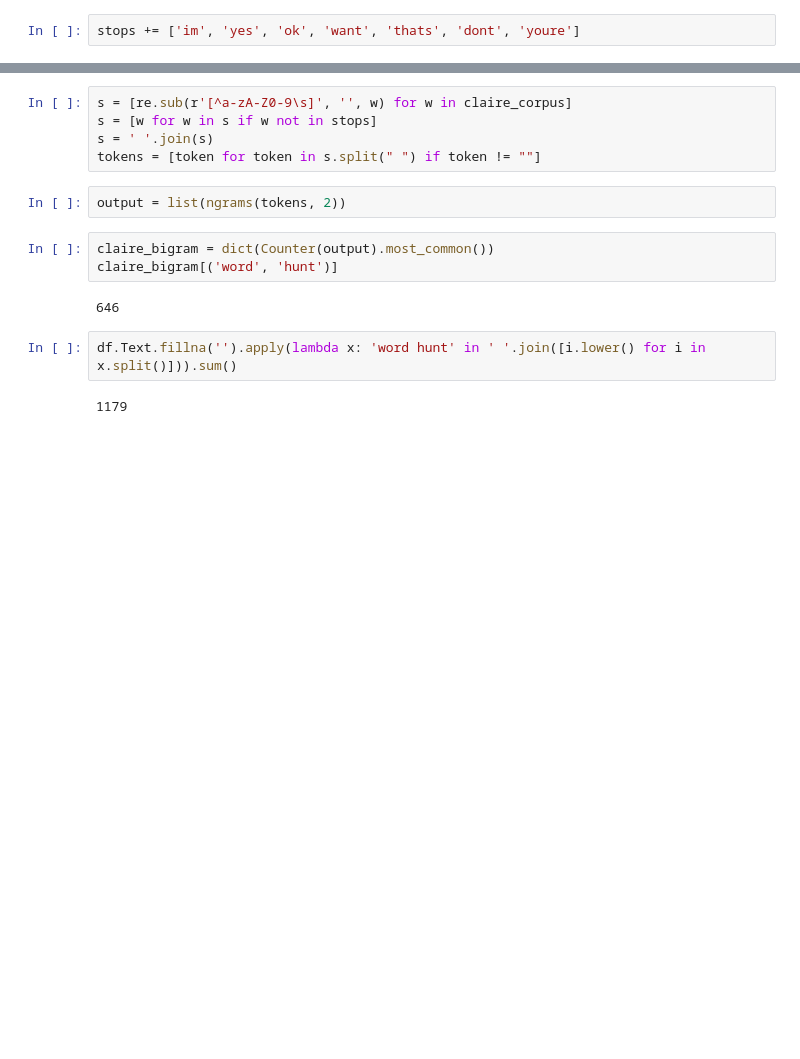
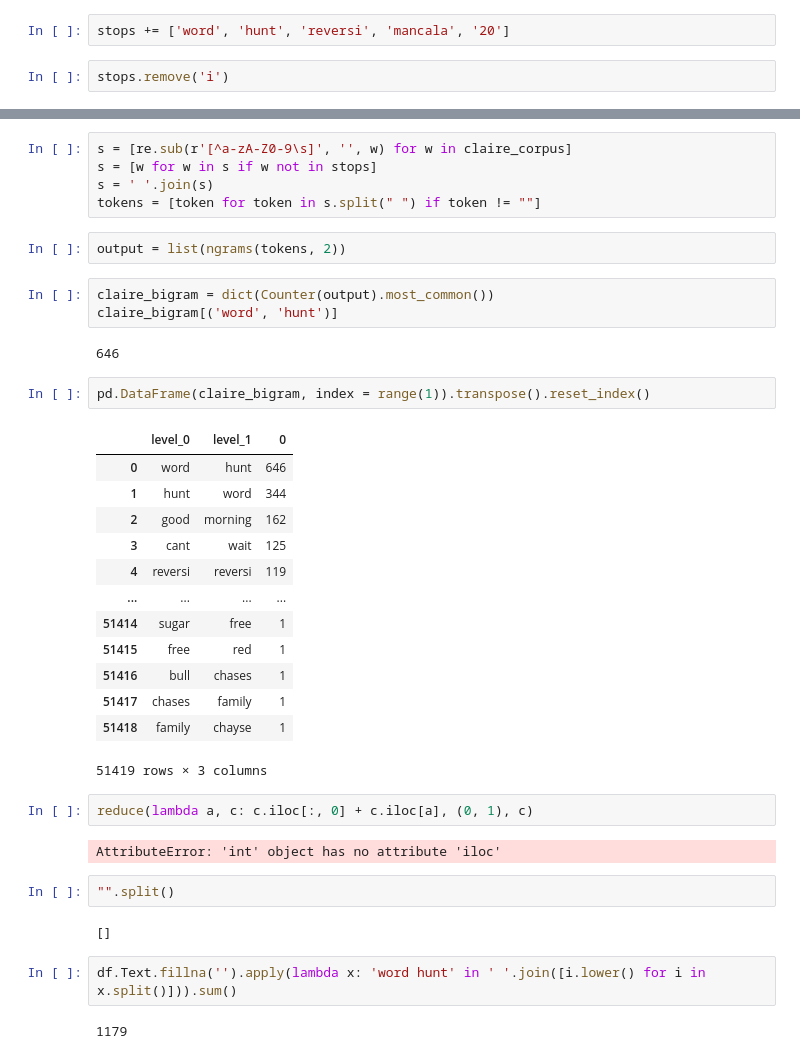
Before and after one commit to gabeztaylor/claire, a Jupyter notebook: messages.ipynb, the cells around one changed output, grey strips where cells are left out. Cells and saved outputs as stored; diff of their text form; blank space fills up the shorter version.

```diff
--- a/messages.ipynb
+++ b/messages.ipynb
@@ -162,8 +207,10 @@ from nltk.util import ngrams
 # %%
 from nltk.corpus import stopwords
 stops = list(set(stopwords.words('english')))
-# %%
-stops += ['im', 'yes', 'ok', 'want', 'thats', 'dont', 'youre']
+# %%
+stops += ['word', 'hunt', 'reversi', 'mancala', '20']
+# %%
+stops.remove('i')
 # %%
 s = [re.sub(r'[^a-zA-Z0-9\s]', '', w) for w in gabe_corpus]
 s = [w for w in s if w not in stops]
@@ -188,6 +267,30 @@ claire_bigram = dict(Counter(output).most_common())
 claire_bigram[('word', 'hunt')]
 # %% [output]
 646
+# %%
+pd.DataFrame(claire_bigram, index = range(1)).transpose().reset_index()
+# %% [output]
+|  | level_0 | level_1 | 0 |
+| 0 | word | hunt | 646 |
+| 1 | hunt | word | 344 |
+| 2 | good | morning | 162 |
+| 3 | cant | wait | 125 |
+| 4 | reversi | reversi | 119 |
+| ... | ... | ... | ... |
+| 51414 | sugar | free | 1 |
+| 51415 | free | red | 1 |
+| 51416 | bull | chases | 1 |
+| 51417 | chases | family | 1 |
+| 51418 | family | chayse | 1 |
+51419 rows × 3 columns
+# %%
+reduce(lambda a, c: c.iloc[:, 0] + c.iloc[a], (0, 1), c)
+# %% [output]
+AttributeError: 'int' object has no attribute 'iloc'
+# %%
+"".split()
+# %% [output]
+[]
 # %%
 df.Text.fillna('').apply(lambda x: 'word hunt' in ' '.join([i.lower() for i in x.split()])).sum()
 # %% [output]
```
Also changed, not shown: parts of 13 cells of this notebook, 2 other files.
